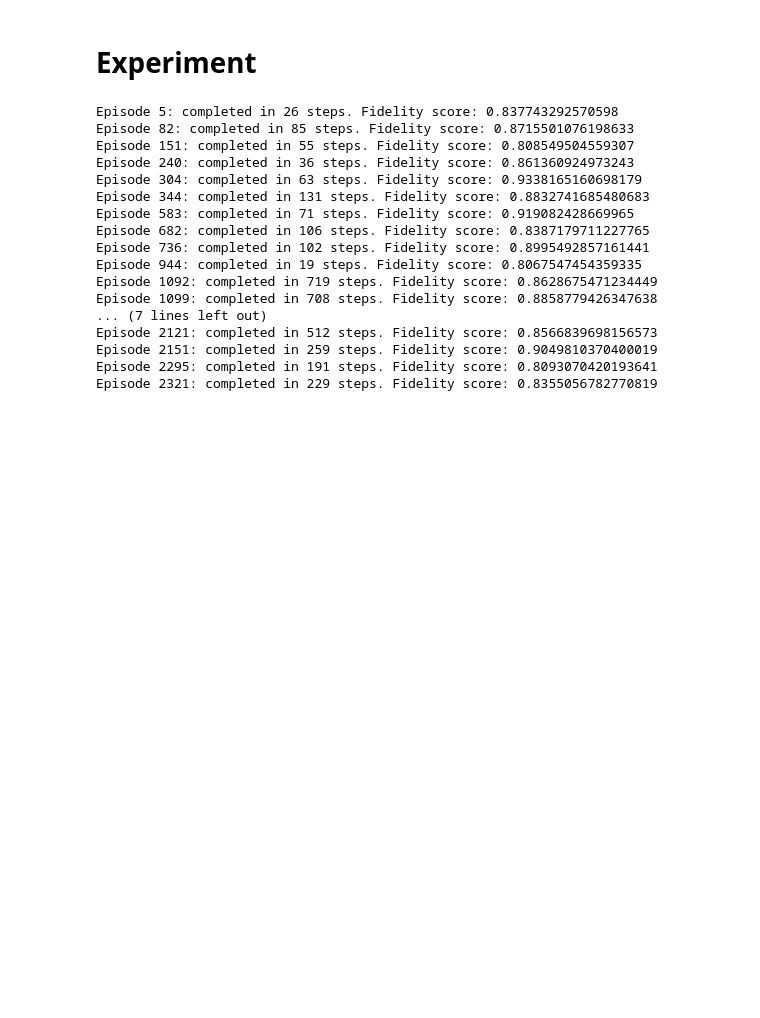
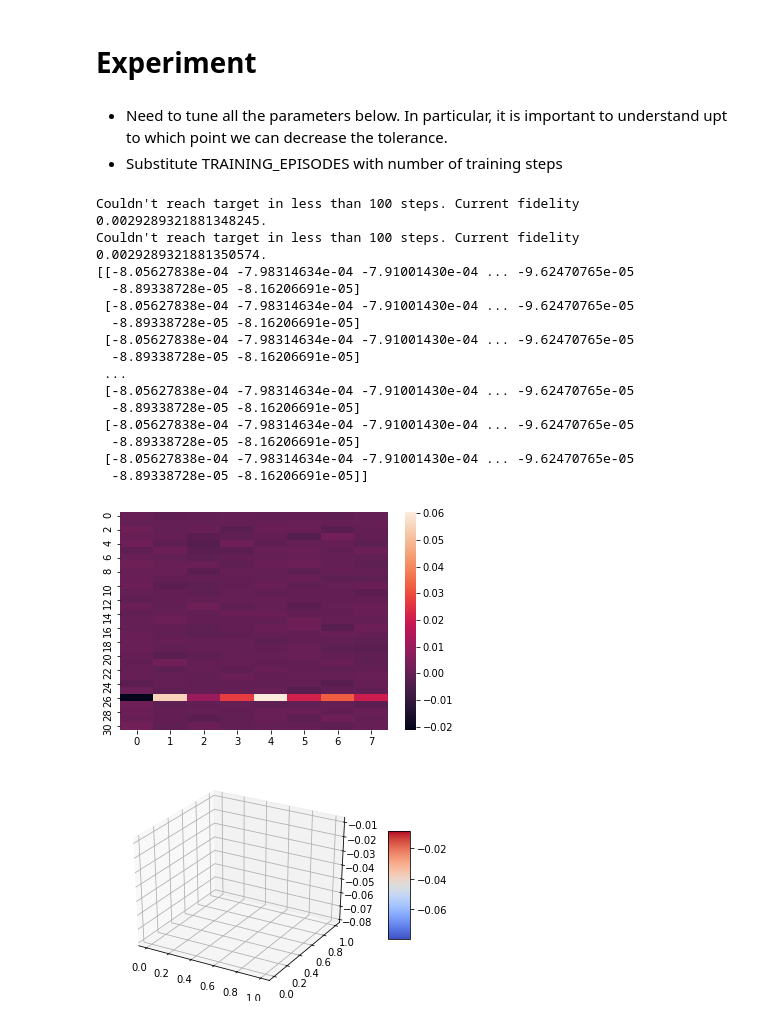
Before and after one commit to francescomontagna/Quantum-Reinforcement-Learning, a Jupyter notebook: QuantumRL.ipynb, the cells around one changed output. Drawn from its saved outputs; the diff is of its cells as text; code cells hidden in the pictures; blank space fills up the shorter version.

Commit message:
Pretty much worjing, need to setup plots and systematic experiments

```diff
--- a/QuantumRL.ipynb
+++ b/QuantumRL.ipynb
@@ -212,7 +213,6 @@ class CNOT(QuantumGate):
 # %% [markdown]
 ### Gates List
 # %%
-# Why don't I implement universal gates only?
 # TODO: compare results with qiskit
 class Gates:
   def __init__(self):
@@ -232,7 +232,7 @@ class Gates:
     angles_values = (math.pi / 2) * np.array([1, 2/3, 1/2, 1/3, 1/4])
     angles = {k:v for k,v in zip(angles_names, angles_values)}
 
-    # X
+    # Rx
     for name, theta in angles.items():
       for t in targets:
         key = 'Rx' + str(t) + '(' + name + ')'
@@ -240,7 +240,7 @@ class Gates:
                                                       [-j*math.sin(theta), math.cos(theta)]]), t)
         self._num_gates += 1
 
-    # Y
+    # Ry
     for name, theta in angles.items():
       for t in targets:
         key = 'Ry' + str(t) + '(' + name + ')'
@@ -248,7 +248,7 @@ class Gates:
                                                       [math.sin(theta), math.cos(theta)]]), t)
         self._num_gates += 1
 
-    # Z
+    # Rz
     for name, theta in angles.items():
       for t in targets:
         key = 'Rz' + str(t) + '(' + name + ')'
@@ -256,18 +256,17 @@ class Gates:
                                                       [0, cmath.exp(j*theta)]]), t)
         self._num_gates += 1
 
-    self._gates_list = list(gates.keys())
+    self._mapping = list(gates.keys())
     self._gates = list(gates.values())
 
   def num_gates(self):
     return self._num_gates
 # %%
+# TODO: Compare simulation with qiskit results
 gates = Gates()
-
-# Make several simulations and compare results with qiskit
 q = QuantumState(np.array([0.4j, 0.3, 0.6, 0.624]))
 old_amplitudes = q.get_amplitudes()
-for g, name in zip(gates._gates, gates._gates_list):
+for g, name in zip(gates._gates, gates._mapping):
   print("Gate " + name)
   q.apply_gate(g, inplace = True)
   new_amplitudes = []
@@ -406,31 +386,19 @@ NO! This issue is fixed by putting discount = 0. Alright :)
 # implemented with gradient descent.
 class LSTDAgent:
   def __init__(self, number_of_actions, number_of_features,
-      initial_state, step_size, eps):
+      initial_state, step_size):
     """
     Args:
       initial_state: it is a feature vector!
     """
     self._number_of_actions = number_of_actions
-    self._W = np.zeros((number_of_actions, number_of_features), dtype = 'complex128')
+    self._W = np.zeros((number_of_actions, number_of_features))
     self._step_size = step_size
-    self._eps = eps
     self._state = initial_state
     self._action = random.choice(range(number_of_actions))
 
   def behaviour_policy(self):
     return random.choice(range(self._number_of_actions))
-
-  # def eps_greedy(self, state):
-  #   """
-  #   Args:
-  #     state (list): list of the amplitudes := features of the state
-  #   """
-  #   greedy = np.random.choice([True, False], p = (1-self._eps, self._eps))
-  #   if greedy:
-  #     return np.argmax(self.q(state))
-
-  #   return random.choice(range(self._number_of_actions))
 
   def q(self, state):
     """
@@ -577,0 +560,7 @@ gates_map = {k:i for i, k in enumerate(experiment._env._gates_list)}
+# %% [markdown]
+- Need to tune all the parameters below. In particular, it is important to understand upt to which point we can decrease the tolerance.
+- Substitute TRAINING_EPISODES with number of training steps
+# %%
+TOLERANCE = 0.15
+TRAINING_EPISODES = 1
+STEP_SIZE = 0.001
@@ -578,25 +570,26 @@ gates_map = {k:i for i, k in enumerate(experiment._env._gates_list)}
 # %%
 start = [0.1j, 0.1, 0.1, -0.985]
 target = [0.5, 0.5, 0.5, 0.5]
-experiment = Experiment(start, target, TOLERANCE, NUM_EPISODES, STEP_SIZE, EPS, verbosity = 0.01)
-mean_rewards, gates_sequences = experiment.run_experiment()
+experiment = Experiment(start, target, TOLERANCE, TRAINING_EPISODES, STEP_SIZE)
+gates_sequences = experiment.run_experiment()
 len_sequences = list(map(lambda x: len(x), gates_sequences))
-sns.heatmap(np.absolute(experiment._agent._W))
+sns.heatmap(experiment._agent._W)
+experiment.q_values()
 # %% [output]
-Episode 5: completed in 26 steps. Fidelity score: 0.837743292570598
-Episode 82: completed in 85 steps. Fidelity score: 0.8715501076198633
-Episode 151: completed in 55 steps. Fidelity score: 0.808549504559307
-Episode 240: completed in 36 steps. Fidelity score: 0.861360924973243
-Episode 304: completed in 63 steps. Fidelity score: 0.9338165160698179
-Episode 344: completed in 131 steps. Fidelity score: 0.8832741685480683
-Episode 583: completed in 71 steps. Fidelity score: 0.919082428669965
-Episode 682: completed in 106 steps. Fidelity score: 0.8387179711227765
-Episode 736: completed in 102 steps. Fidelity score: 0.8995492857161441
-Episode 944: completed in 19 steps. Fidelity score: 0.8067547454359335
-Episode 1092: completed in 719 steps. Fidelity score: 0.8628675471234449
-Episode 1099: completed in 708 steps. Fidelity score: 0.8858779426347638
-... (7 lines left out)
-Episode 2121: completed in 512 steps. Fidelity score: 0.8566839698156573
-Episode 2151: completed in 259 steps. Fidelity score: 0.9049810370400019
-Episode 2295: completed in 191 steps. Fidelity score: 0.8093070420193641
-Episode 2321: completed in 229 steps. Fidelity score: 0.8355056782770819
+Couldn't reach target in less than 100 steps. Current fidelity 0.0029289321881348245.
+Couldn't reach target in less than 100 steps. Current fidelity 0.0029289321881350574.
+[[-8.05627838e-04 -7.98314634e-04 -7.91001430e-04 ... -9.62470765e-05
+  -8.89338728e-05 -8.16206691e-05]
+ [-8.05627838e-04 -7.98314634e-04 -7.91001430e-04 ... -9.62470765e-05
+  -8.89338728e-05 -8.16206691e-05]
+ [-8.05627838e-04 -7.98314634e-04 -7.91001430e-04 ... -9.62470765e-05
+  -8.89338728e-05 -8.16206691e-05]
+ ...
+ [-8.05627838e-04 -7.98314634e-04 -7.91001430e-04 ... -9.62470765e-05
+  -8.89338728e-05 -8.16206691e-05]
+ [-8.05627838e-04 -7.98314634e-04 -7.91001430e-04 ... -9.62470765e-05
+  -8.89338728e-05 -8.16206691e-05]
+ [-8.05627838e-04 -7.98314634e-04 -7.91001430e-04 ... -9.62470765e-05
+  -8.89338728e-05 -8.16206691e-05]]
+[figure, added]
+[figure, added]
```
Also changed, not shown: parts of 22 cells of this notebook.
